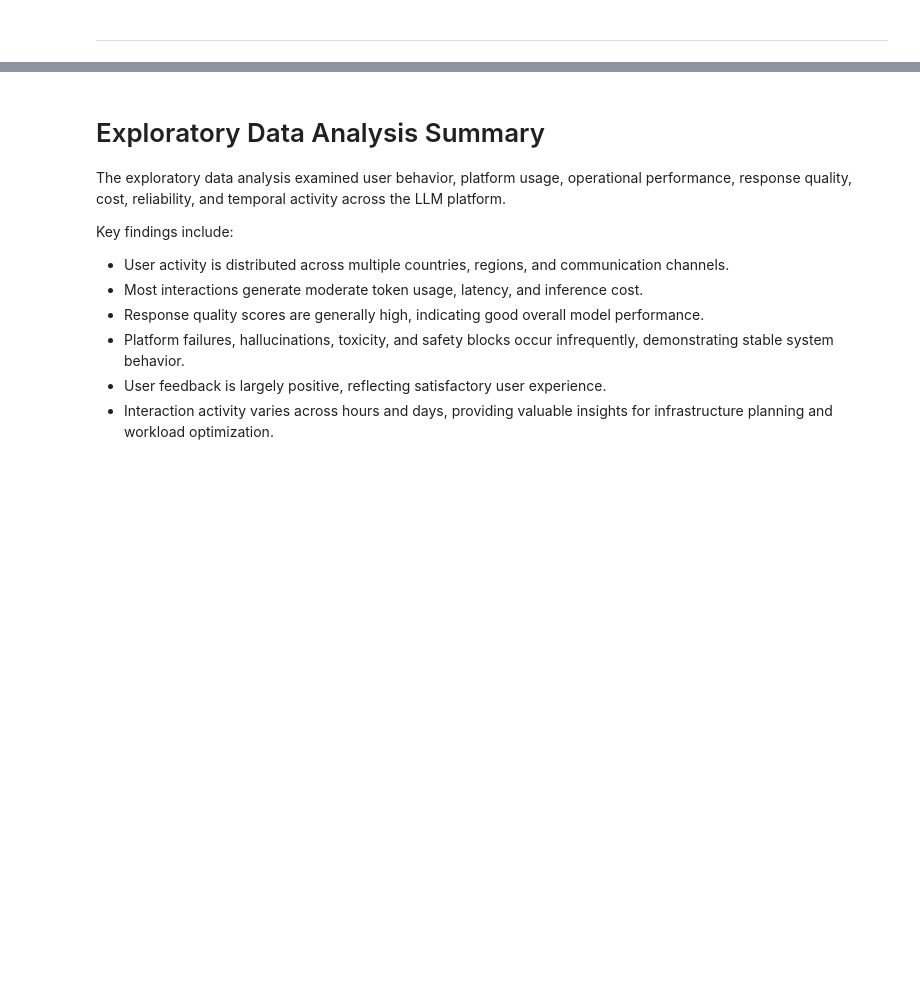
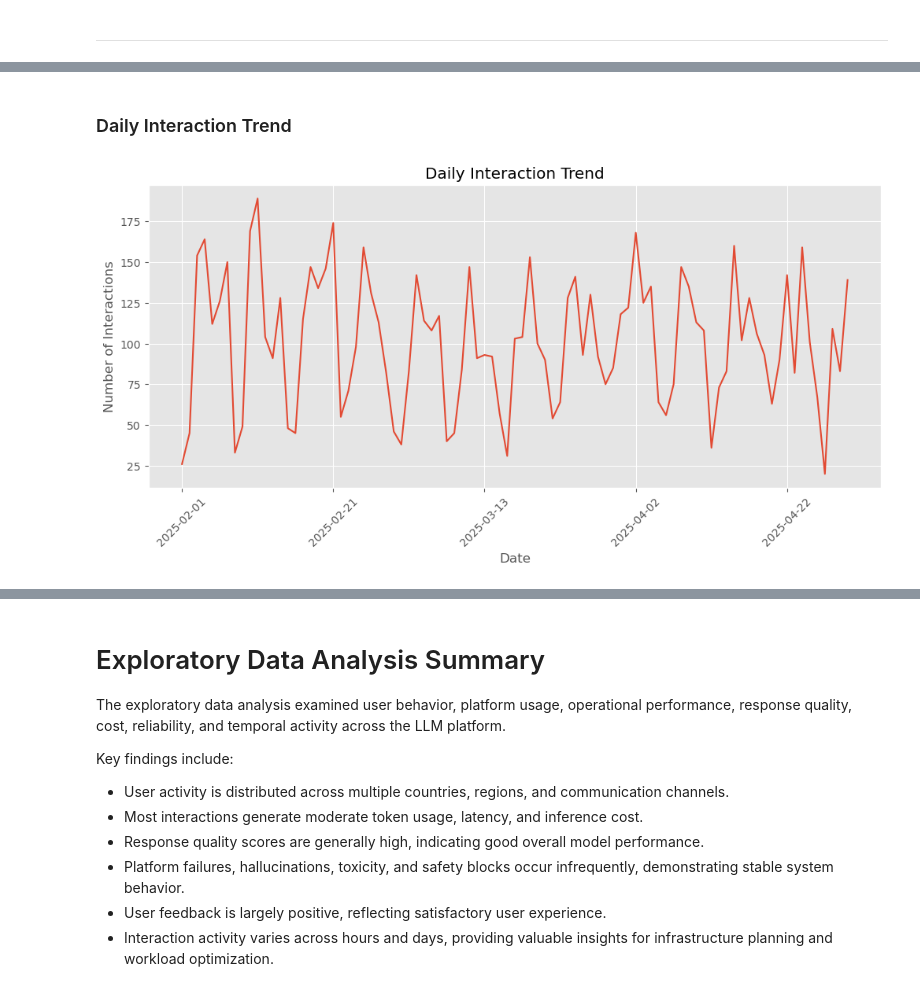
Before and after one commit to CHARANJOD/LLM-Platform-Analytics, a Jupyter notebook: notebooks/03_EDA.ipynb, the cells around one changed output, grey strips where cells are left out. Saved outputs shown, nothing was run; the diff lists cells and outputs as text; code cells hidden in the pictures; blank space fills up the shorter version.

```diff
--- a/notebooks/03_EDA.ipynb
+++ b/notebooks/03_EDA.ipynb
@@ -1170,0 +1261,10 @@ plt.show()
+# %%
+from scipy.stats import zscore
+
+interactions["z_score"] = zscore(interactions["total_tokens"])
+
+outliers_z = interactions[
+    abs(interactions["z_score"]) > 3
+]
+
+print("Number of Z-score Outliers :", len(outliers_z))
@@ -1170,0 +1298,4 @@ plt.show()
+# %%
+daily_interactions = interactions.groupby("date_utc").size()
+
+daily_interactions.head()
@@ -1170,0 +1310,16 @@ plt.show()
+# %% [markdown]
+### Daily Interaction Trend
+# %%
+plt.figure(figsize=(12,5))
+
+daily_interactions.plot()
+
+plt.title("Daily Interaction Trend")
+plt.xlabel("Date")
+plt.ylabel("Number of Interactions")
+
+plt.xticks(rotation=45)
+
+plt.show()
+# %% [output]
+[figure, added]
```
Also changed, not shown: parts of 49 cells of this notebook.
